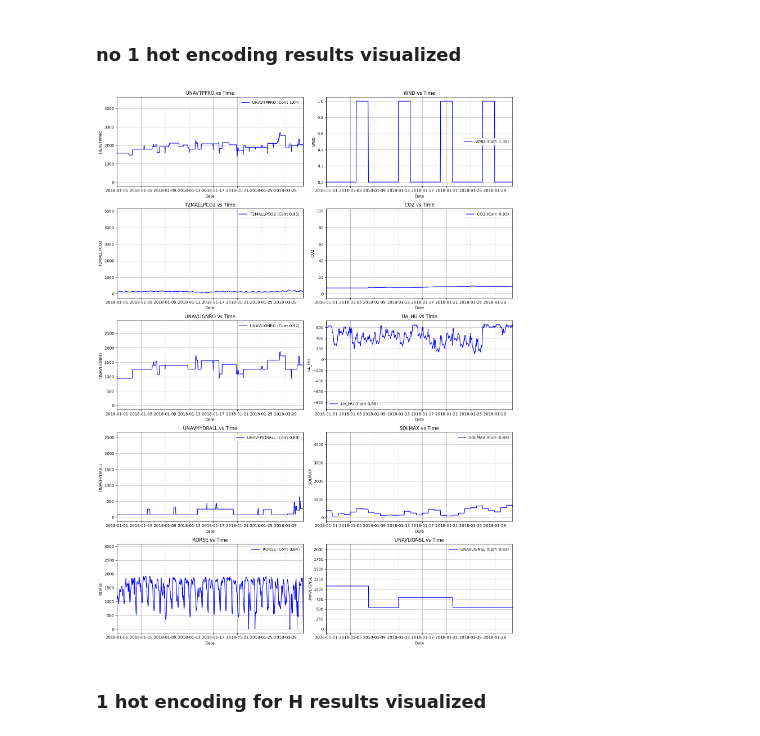
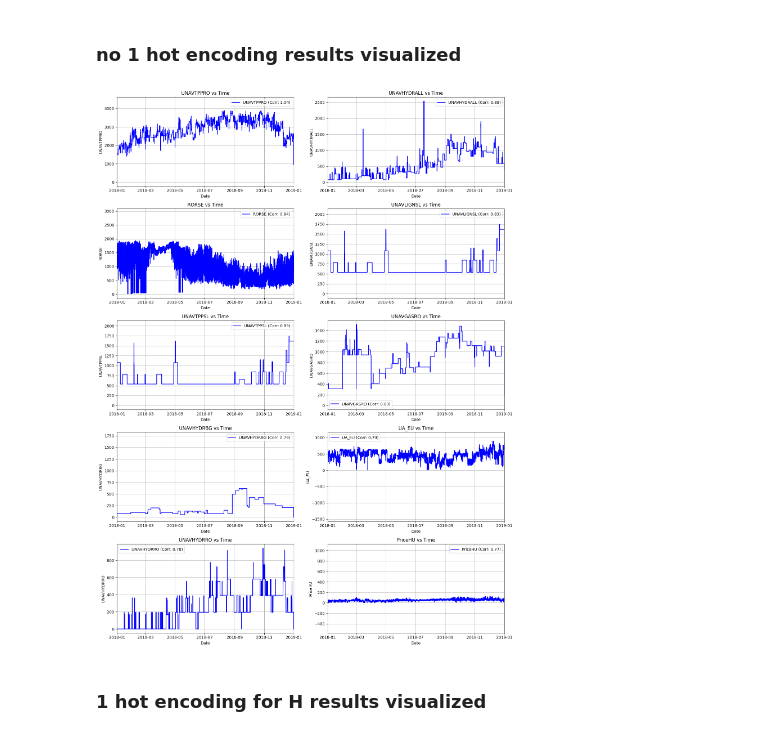
Before and after one commit to venture-data/lstm-example, a Jupyter notebook: IndividualAnalysis/feature_engineering.ipynb, the cells around one changed output. Saved outputs shown, nothing was run; the diff lists cells and outputs as text; code cells hidden in the pictures.

Commit message:
updated graphs

```diff
--- a/IndividualAnalysis/feature_engineering.ipynb
+++ b/IndividualAnalysis/feature_engineering.ipynb
@@ -367,7 +367,7 @@ Top 10 features using 1 hot encoding for all Y M H:
 # %%
 # Define the start and end datetime in the specified format
 start_datetime = '2018-01-01 00:00:00'
-end_datetime = '2018-02-28 23:00:00'  # You can adjust the end date as needed
+end_datetime = '2019-01-1 00:00:00'  # You can adjust the end date as needed
 
 # Convert start and end datetime to pandas datetime format
 start_datetime = pd.to_datetime(start_datetime)
@@ -377,25 +377,25 @@ end_datetime = pd.to_datetime(end_datetime)
 # %%
 # Create a plot for each of the top 10 features against time within the date range
 plt.figure(figsize=(15, 20))  # Set the figure size for better readability
 
 # Loop through the top 10 features and create a subplot for each
-for i, (feature, corr) in enumerate(top_10_features_H, 1):
+for i, (feature, corr) in enumerate(top_10_features_simple, 1):
     plt.subplot(5, 2, i)  # Create a subplot grid with 5 rows and 2 columns
     plt.plot(data['Date'], data[feature], label=f'{feature} (Corr: {corr:.2f})', color='b')
 
     # Apply the filtering using the start and end datetime directly in the plot function
     plt.xlim(start_datetime, end_datetime)  # Set x-axis limits to filter data within the range
     plt.xlabel('Date')
     plt.ylabel(feature)
     plt.title(f'{feature} vs Time')
     plt.grid(True)
     plt.legend()
 
 # Adjust layout to prevent overlapping
 plt.tight_layout()
 plt.show()
 # %% [output]
-[figure, old version]
+[figure, new version]
 # %% [markdown]
 ### 1 hot encoding for H results visualized
 # %%
```
Also changed, not shown: parts of 3 cells of this notebook.
